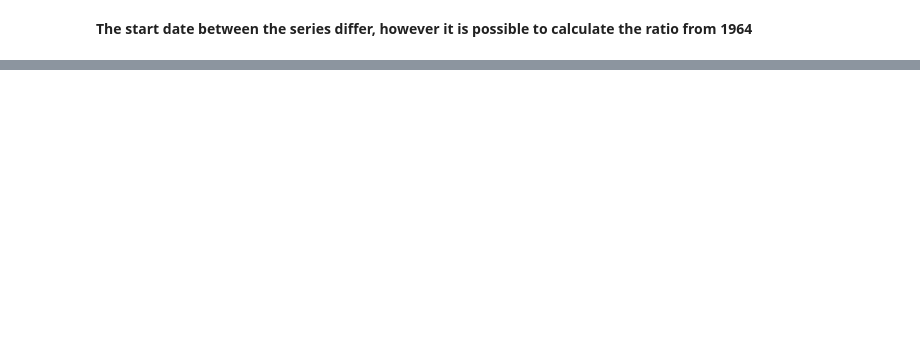
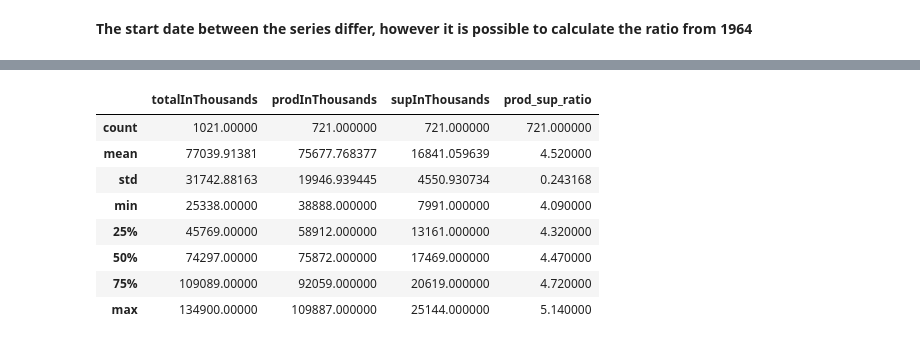
Before and after one commit to rpoandres/NG_DA_Challenge, a Jupyter notebook: Main.ipynb, the cells around one changed output, grey strips where cells are left out. Cells and saved outputs as stored; diff of their text form; code cells hidden in the pictures; blank space fills up the shorter version.

```diff
--- a/Main.ipynb
+++ b/Main.ipynb
@@ -422,0 +616,12 @@ __Review date results__
+# %%
+df_pro_sup_merge.describe()
+# %% [output]
+|  | totalInThousands | prodInThousands | supInThousands | prod_sup_ratio |
+| count | 1021.00000 | 721.000000 | 721.000000 | 721.000000 |
+| mean | 77039.91381 | 75677.768377 | 16841.059639 | 4.520000 |
+| std | 31742.88163 | 19946.939445 | 4550.930734 | 0.243168 |
+| min | 25338.00000 | 38888.000000 | 7991.000000 | 4.090000 |
+| 25% | 45769.00000 | 58912.000000 | 13161.000000 | 4.320000 |
+| 50% | 74297.00000 | 75872.000000 | 17469.000000 | 4.470000 |
+| 75% | 109089.00000 | 92059.000000 | 20619.000000 | 4.720000 |
+| max | 134900.00000 | 109887.000000 | 25144.000000 | 5.140000 |
```
Also changed, not shown: parts of 38 cells of this notebook.
